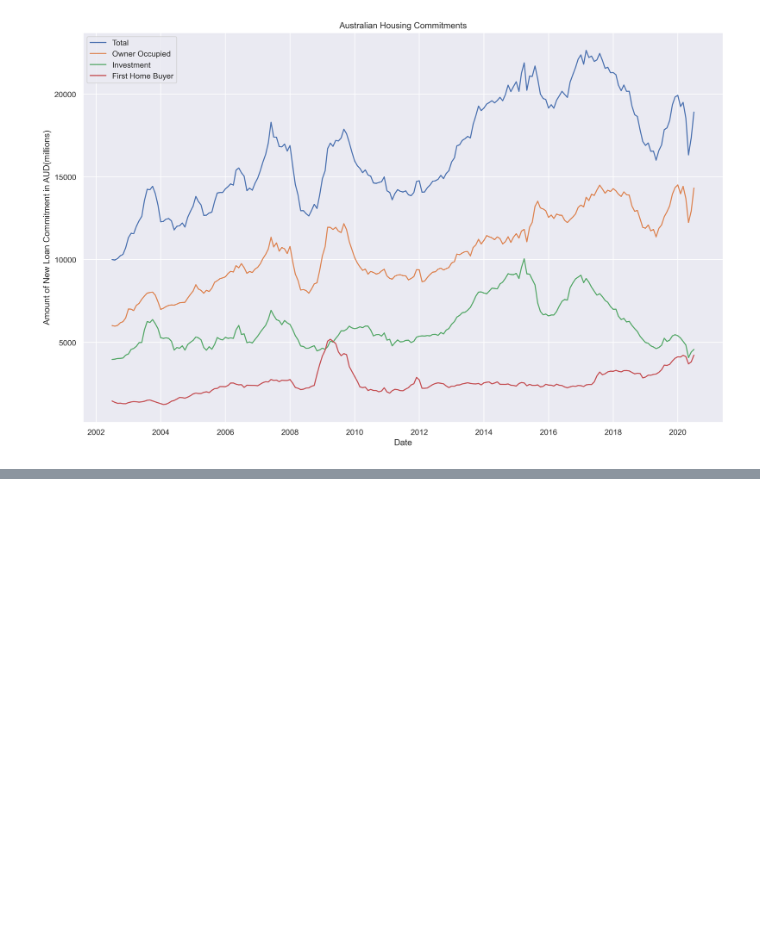
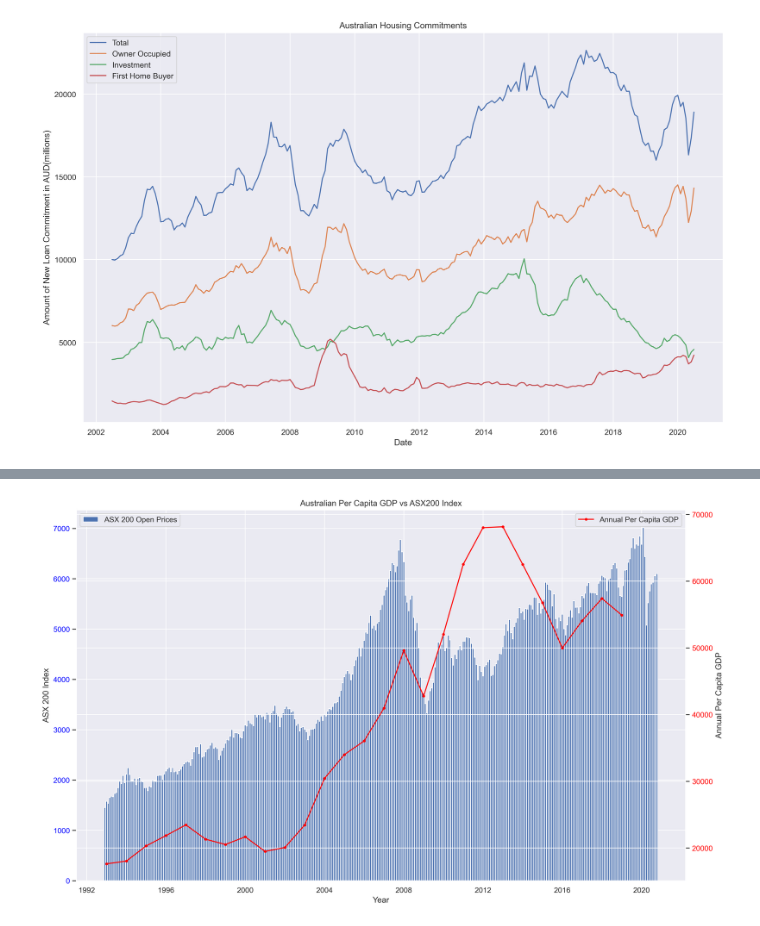
Before and after one commit to MDSI-AUG-2020-DSP/ASX, a Jupyter notebook: Housing_GDP.ipynb, the cells around one changed output, grey strips where cells are left out. Cells and saved outputs as stored; diff of their text form; code cells hidden in the pictures; blank space fills up the shorter version.

```diff
--- a/Housing_GDP.ipynb
+++ b/Housing_GDP.ipynb
@@ -376,3 +397,12 @@ plt.ylabel('Amount of New Loan Commitment in AUD(millions)')
 plt.show()
 # %% [output]
 [figure]
+# %%
+### Generate dataset from MySQL Server and rename as `asx200_month`
+mydb = connect_mysql(host, id, pwd, db)
+asx200_month = pd.read_sql_query("SELECT * FROM asx200_month", con=mydb)
+
+# Convert data type of 'date' column to date.
+asx200_month['date'] = pd.to_datetime(asx200_month['date'], format = '%Y-%m-%d')
+asx200_month.head()
+asx200_month.tail()
@@ -378,0 +444,9 @@ plt.show()
+# %%
+# Filter 'asx200_month' dataset with the same time period as 'gdp_per_cap' dataset
+start_date = "1993-01-01"
+end_date = "2019-01-01"
+after_start_date = gdp_per_cap["Year"] >= start_date
+before_end_date = gdp_per_cap["Year"] <= end_date
+between_two_dates = after_start_date & before_end_date
+filtered_dates = gdp_per_cap. loc[between_two_dates]
+filtered_dates.head()
@@ -378,0 +460,30 @@ plt.show()
+# %%
+# Visualisation of Annual Per Capita GDP and ASX 200 Index Open Price
+asx200_open = asx200_month['open'].tolist()
+asx200_close = asx200_month['close'].tolist()
+month = asx200_month['date'].tolist()
+gdp = filtered_dates['GDP_per_cap'].tolist()
+year = filtered_dates['Year'].tolist()
+
+fig = plt.figure(figsize = (16,10), dpi = 300)
+
+axes1 = fig.add_subplot(111)
+axes1.set_xlabel('Year')
+axes1.set_ylabel('ASX 200 Index')
+lns1 = axes1.bar(month, asx200_open, width=30, align = 'center', label = 'ASX 200 Open Prices')
+axes1.legend(loc = "upper left")
+
+axes2 = axes1.twinx()
+
+color = 'tab:red'
+axes2.set_ylabel('Annual Per Capita GDP')
+lns2 = axes2.plot(year, gdp, marker = ".", color = "red", label = "Annual Per Capita GDP")
+axes1.tick_params(axis='y', labelcolor="blue")
+axes2.tick_params(axis='y', labelcolor="red")
+axes2.legend(loc = "upper right")
+
+plt.title('Australian Per Capita GDP vs ASX200 Index')
+
+plt.show()
+# %% [output]
+[figure, added]
```
Also changed, not shown: parts of 14 cells of this notebook, 2 other files.
